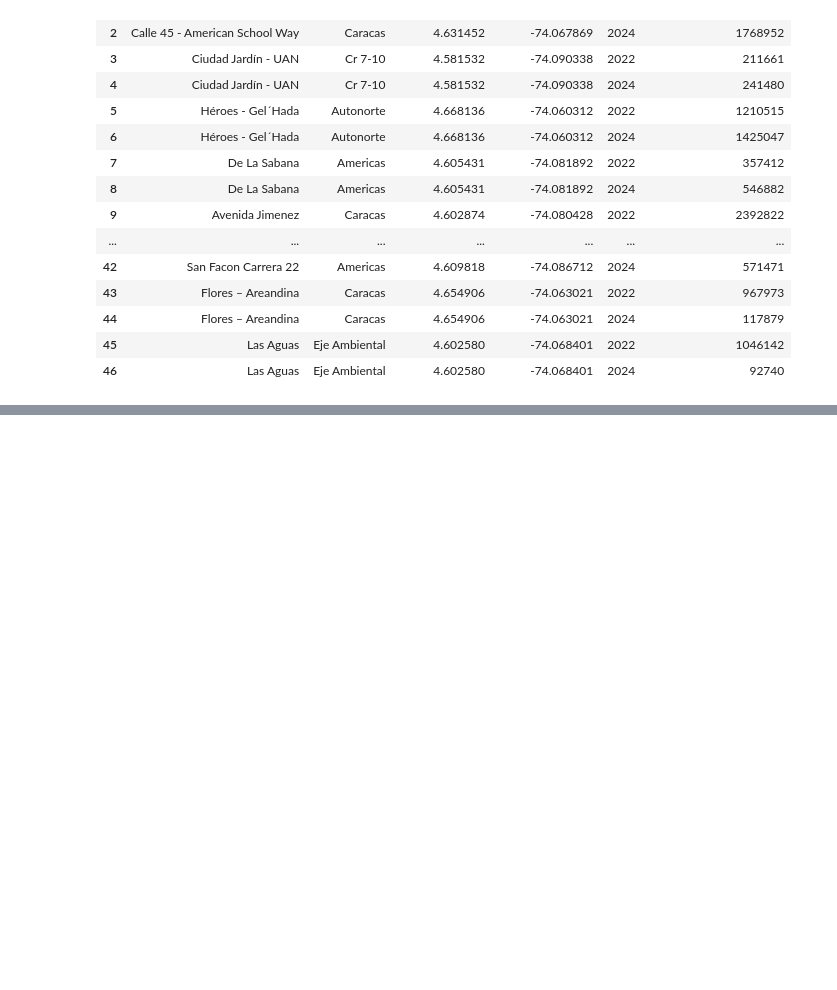
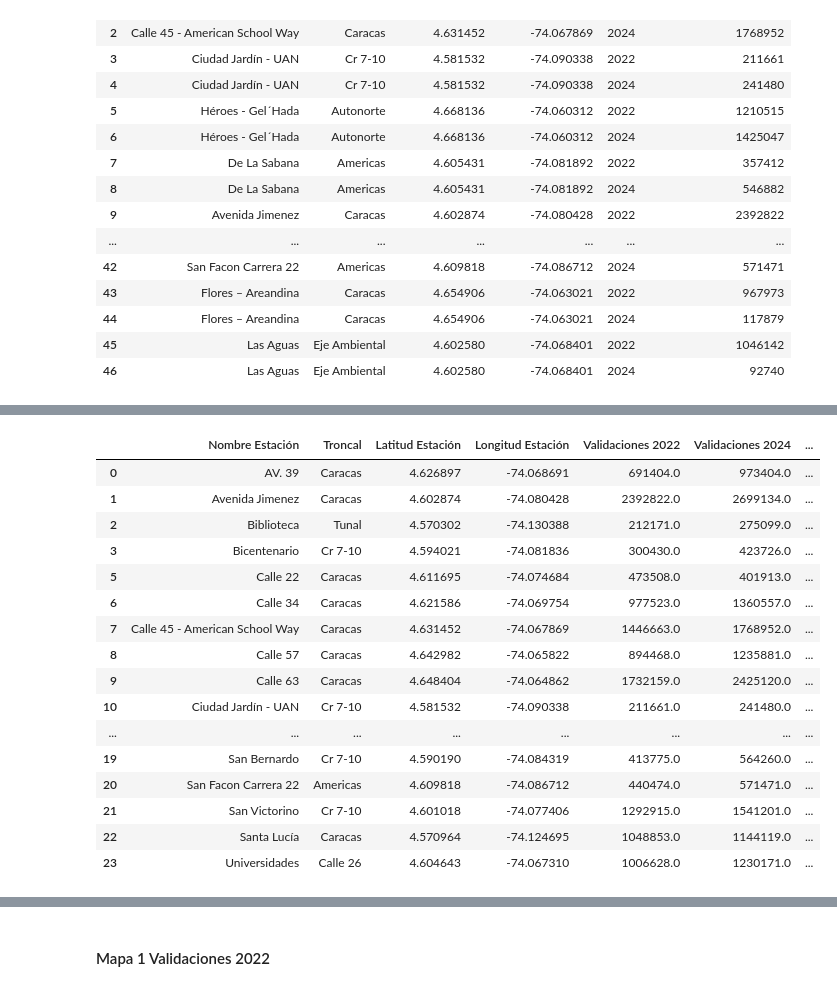
Before and after one commit to cccastanedaa/Actividad_Mapa_Poblacion_Colombia.github.io, a Jupyter notebook: Proyecto_Final_V2.ipynb, the cells around one changed output, grey strips where cells are left out. Saved outputs shown, nothing was run; the diff lists cells and outputs as text; code cells hidden in the pictures; blank space fills up the shorter version.

```diff
--- a/Proyecto_Final_V2.ipynb
+++ b/Proyecto_Final_V2.ipynb
@@ -1072,0 +1078,5 @@ import pandas as pd
+# %%
+df_pivoteado.columns.name = None  # Eliminar el nombre de las columnas
+# %%
+# Renombrar las columnas para mayor claridad
+df_pivoteado.columns = ['Nombre Estación', 'Troncal', 'Latitud Estación', 'Longitud Estación', 'Validaciones 2022', 'Validaciones 2024']
@@ -1072,0 +1103,2 @@ import pandas as pd
+# %%
+df_limpio = df_pivoteado.dropna(subset=['Validaciones 2024'])
@@ -1073 +1125,23 @@ import pandas as pd
+# %%
+df_limpio.loc[:, 'diferencia'] = df_limpio['Validaciones 2024'] - df_limpio['Validaciones 2022']
+# %%
+df_limpio
+# %% [output]
+|  | Nombre Estación | Troncal | Latitud Estación | Longitud Estación | Validaciones 2022 | Validaciones 2024 | ... |
+| 0 | AV. 39 | Caracas | 4.626897 | -74.068691 | 691404.0 | 973404.0 | ... |
+| 1 | Avenida Jimenez | Caracas | 4.602874 | -74.080428 | 2392822.0 | 2699134.0 | ... |
+| 2 | Biblioteca | Tunal | 4.570302 | -74.130388 | 212171.0 | 275099.0 | ... |
+| 3 | Bicentenario | Cr 7-10 | 4.594021 | -74.081836 | 300430.0 | 423726.0 | ... |
+| 5 | Calle 22 | Caracas | 4.611695 | -74.074684 | 473508.0 | 401913.0 | ... |
+| 6 | Calle 34 | Caracas | 4.621586 | -74.069754 | 977523.0 | 1360557.0 | ... |
+| 7 | Calle 45 - American School Way | Caracas | 4.631452 | -74.067869 | 1446663.0 | 1768952.0 | ... |
+| 8 | Calle 57 | Caracas | 4.642982 | -74.065822 | 894468.0 | 1235881.0 | ... |
+| 9 | Calle 63 | Caracas | 4.648404 | -74.064862 | 1732159.0 | 2425120.0 | ... |
+| 10 | Ciudad Jardín - UAN | Cr 7-10 | 4.581532 | -74.090338 | 211661.0 | 241480.0 | ... |
+| ... | ... | ... | ... | ... | ... | ... | ... |
+| 19 | San Bernardo | Cr 7-10 | 4.590190 | -74.084319 | 413775.0 | 564260.0 | ... |
+| 20 | San Facon Carrera 22 | Americas | 4.609818 | -74.086712 | 440474.0 | 571471.0 | ... |
+| 21 | San Victorino | Cr 7-10 | 4.601018 | -74.077406 | 1292915.0 | 1541201.0 | ... |
+| 22 | Santa Lucía | Caracas | 4.570964 | -74.124695 | 1048853.0 | 1144119.0 | ... |
+| 23 | Universidades | Calle 26 | 4.604643 | -74.067310 | 1006628.0 | 1230171.0 | ... |
 # %%
@@ -1085,3 +1156,5 @@ for index, row in df_fusionado.iterrows():
 m
 # %% [output]
 [interactive output not drawn]
+# %% [markdown]
+#### Mapa 1 Validaciones 2022 ####
```
Also changed, not shown: parts of 13 cells of this notebook.
